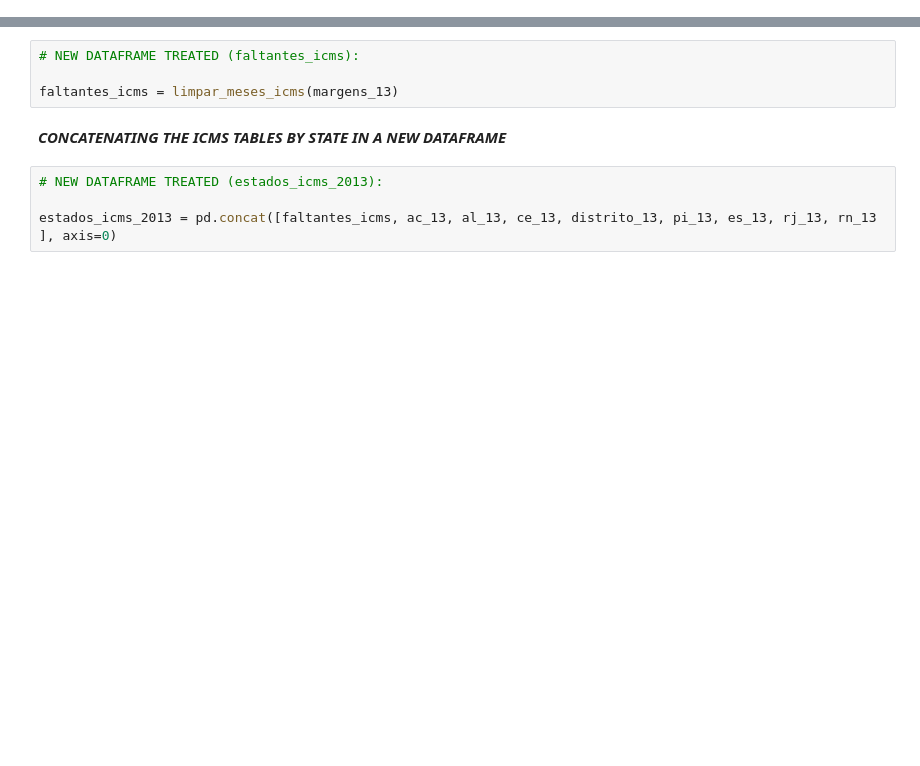
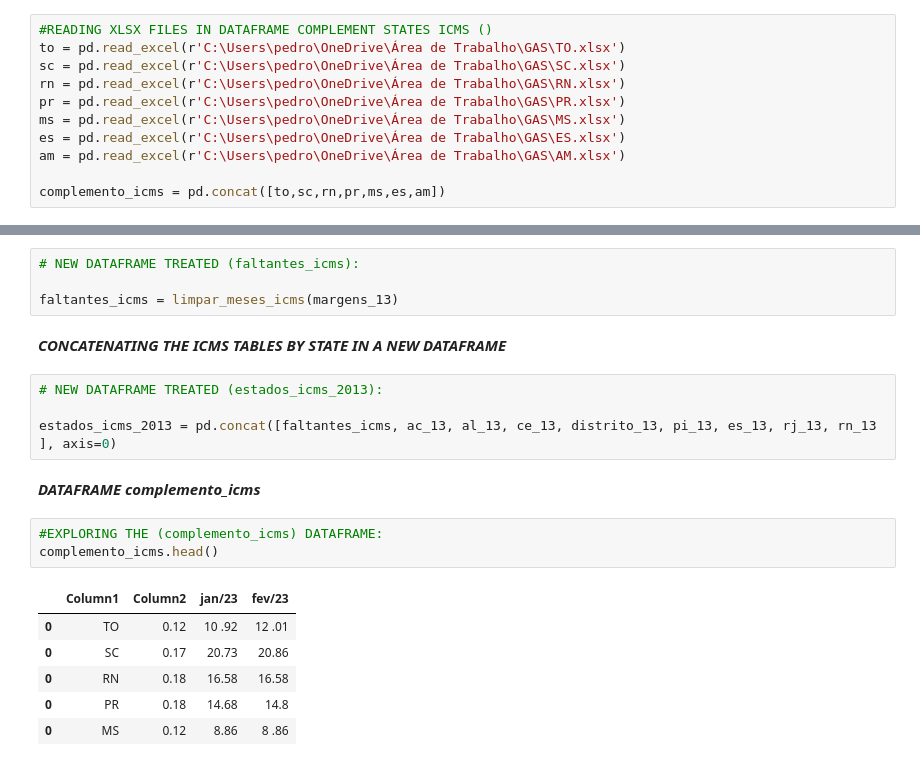
Before and after one commit to PedroPavanii/GAS, a Jupyter notebook: gas.ipynb, the cells around one changed output, grey strips where cells are left out. Saved outputs shown, nothing was run; the diff lists cells and outputs as text; blank space fills up the shorter version.

```diff
--- a/gas.ipynb
+++ b/gas.ipynb
@@ -41,6 +41,17 @@ brasil = pd.read_excel(r'C:\Users\pedro\OneDrive\Área de Trabalho\GAS\brasil_se
 #READING XLSX FILES IN DATAFRAME (estados):
 
 estados = pd.read_excel(r'C:\Users\pedro\OneDrive\Área de Trabalho\GAS\estados_semanal.xlsx')
+# %%
+#READING XLSX FILES IN DATAFRAME COMPLEMENT STATES ICMS ()
+to = pd.read_excel(r'C:\Users\pedro\OneDrive\Área de Trabalho\GAS\TO.xlsx')
+sc = pd.read_excel(r'C:\Users\pedro\OneDrive\Área de Trabalho\GAS\SC.xlsx')
+rn = pd.read_excel(r'C:\Users\pedro\OneDrive\Área de Trabalho\GAS\RN.xlsx')
+pr = pd.read_excel(r'C:\Users\pedro\OneDrive\Área de Trabalho\GAS\PR.xlsx')
+ms = pd.read_excel(r'C:\Users\pedro\OneDrive\Área de Trabalho\GAS\MS.xlsx')
+es = pd.read_excel(r'C:\Users\pedro\OneDrive\Área de Trabalho\GAS\ES.xlsx')
+am = pd.read_excel(r'C:\Users\pedro\OneDrive\Área de Trabalho\GAS\AM.xlsx')
+
+complemento_icms = pd.concat([to,sc,rn,pr,ms,es,am])
 # %% [markdown]
 ***EXPLORING AND CLEANING THE DATA***
 # %% [markdown]
@@ -632,3 +686,15 @@ faltantes_icms = limpar_meses_icms(margens_13)
 # NEW DATAFRAME TREATED (estados_icms_2013):
 
 estados_icms_2013 = pd.concat([faltantes_icms, ac_13, al_13, ce_13, distrito_13, pi_13, es_13, rj_13, rn_13 ], axis=0)
+# %% [markdown]
+***DATAFRAME complemento_icms***
+# %%
+#EXPLORING THE (complemento_icms) DATAFRAME:
+complemento_icms.head()
+# %% [output]
+|  | Column1 | Column2 | jan/23 | fev/23 |
+| 0 | TO | 0.12 | 10 .92 | 12 .01 |
+| 0 | SC | 0.17 | 20.73 | 20.86 |
+| 0 | RN | 0.18 | 16.58 | 16.58 |
+| 0 | PR | 0.18 | 14.68 | 14.8 |
+| 0 | MS | 0.12 | 8.86 | 8 .86 |
```
Also changed, not shown: parts of 19 cells of this notebook.
